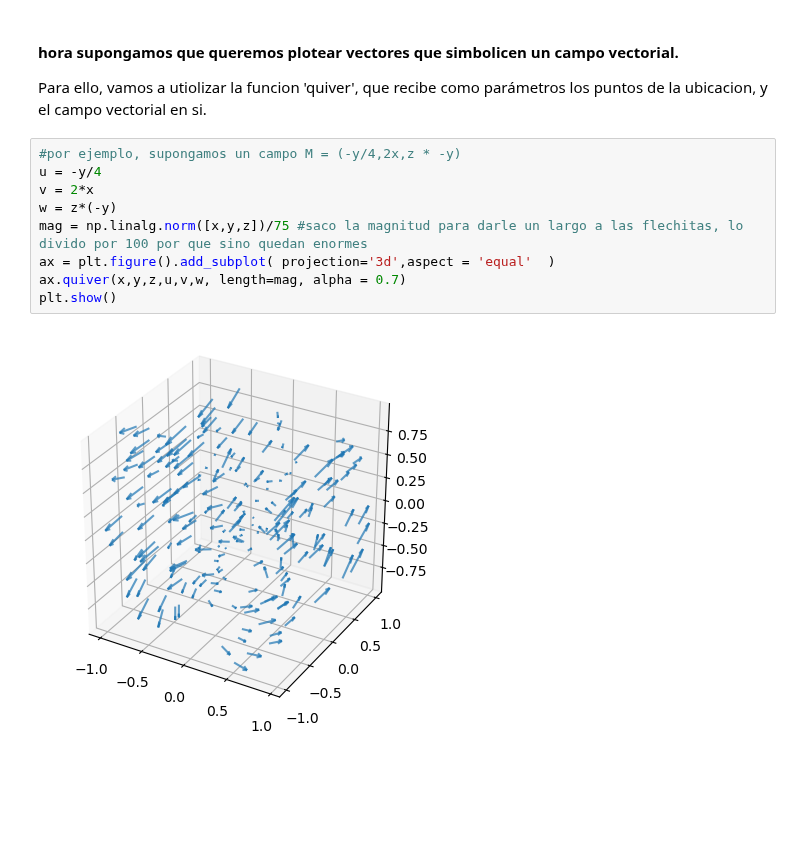
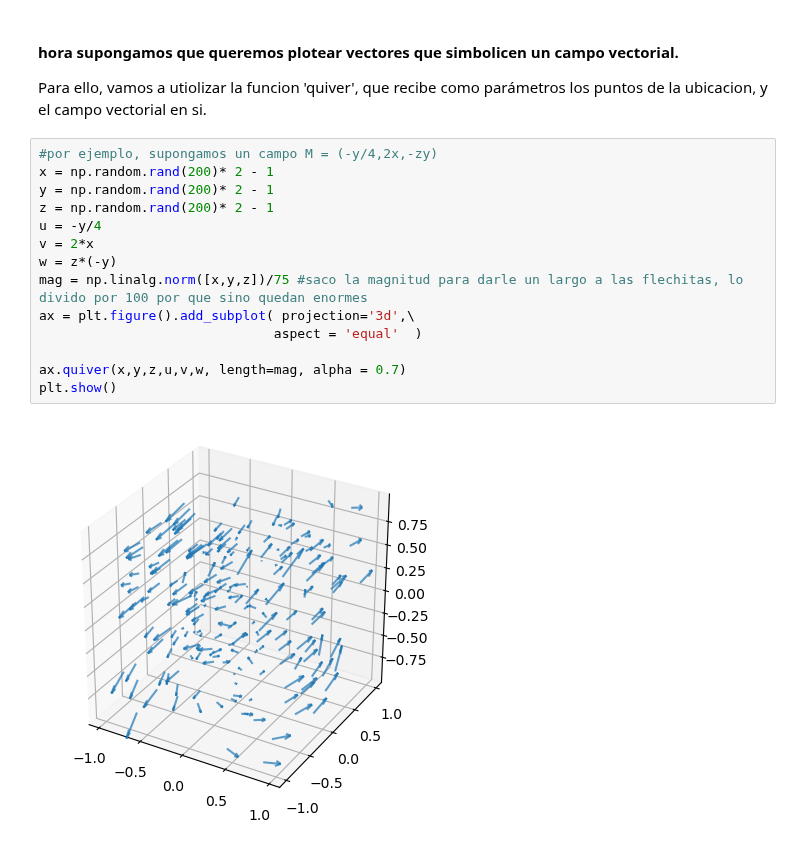
Before and after one commit to dai-dominikow/INSPT-Computacion-III, a Jupyter notebook: U7 - MatplotLib - Plotear en 3D.ipynb, the cells around one changed output. Cells and saved outputs as stored; diff of their text form; blank space fills up the shorter version.

```diff
--- a/U7 - MatplotLib - Plotear en 3D.ipynb
+++ b/U7 - MatplotLib - Plotear en 3D.ipynb
@@ -28,13 +41,18 @@ plt.show()
 #### hora supongamos que queremos plotear vectores que simbolicen un campo vectorial.
 Para ello, vamos a utiolizar la funcion 'quiver', que recibe como parámetros los puntos de la ubicacion, y el campo vectorial en si.
 # %%
-#por ejemplo, supongamos un campo M = (-y/4,2x,z * -y)
+#por ejemplo, supongamos un campo M = (-y/4,2x,-zy)
+x = np.random.rand(200)* 2 - 1
+y = np.random.rand(200)* 2 - 1
+z = np.random.rand(200)* 2 - 1
 u = -y/4
 v = 2*x
 w = z*(-y)
 mag = np.linalg.norm([x,y,z])/75 #saco la magnitud para darle un largo a las flechitas, lo divido por 100 por que sino quedan enormes
-ax = plt.figure().add_subplot( projection='3d',aspect = 'equal'  )
+ax = plt.figure().add_subplot( projection='3d',\
+                              aspect = 'equal'  )
+
 ax.quiver(x,y,z,u,v,w, length=mag, alpha = 0.7)
 plt.show()
 # %% [output]
-[figure, old version]
+[figure, new version]
```
Also changed, not shown: parts of 2 cells of this notebook.
